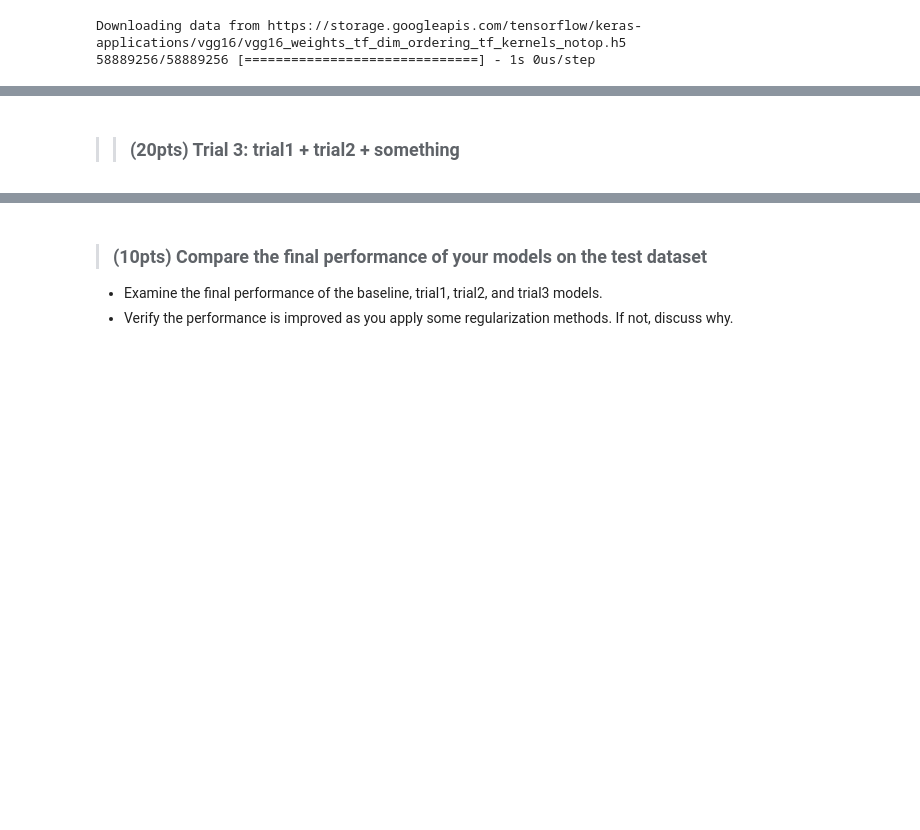
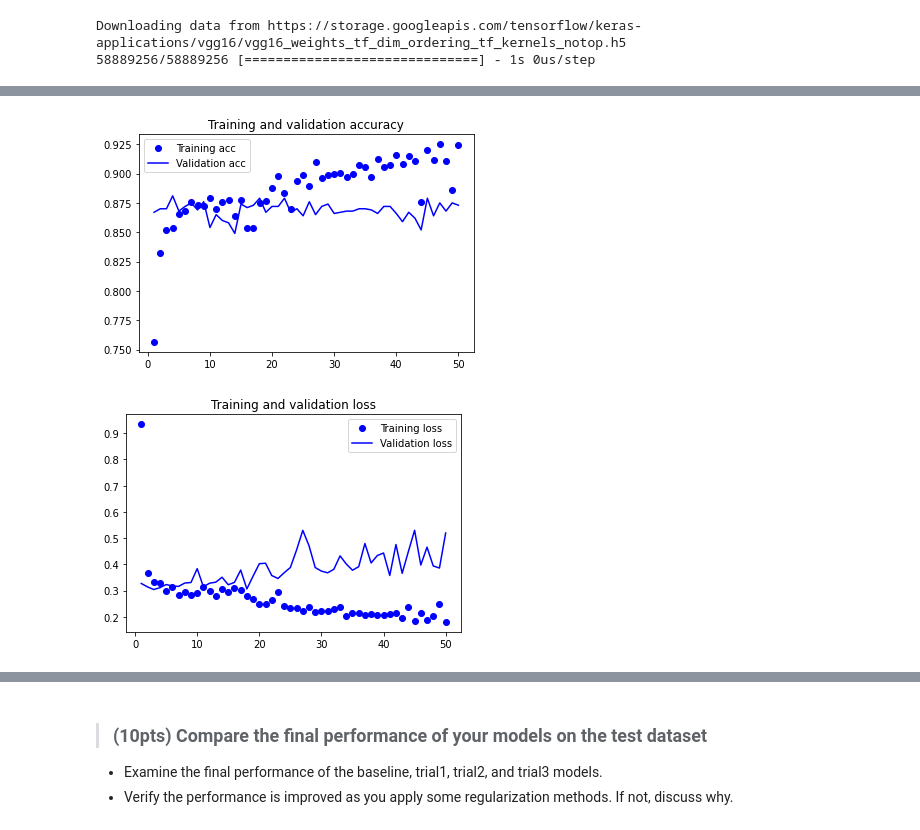
Before and after one commit to WojciechMojsiejuk/Artificial_Intelligence_SEOULTECH, a Jupyter notebook: assignment3.ipynb, the cells around one changed output, grey strips where cells are left out. Saved outputs shown, nothing was run; the diff lists cells and outputs as text; code cells hidden in the pictures; blank space fills up the shorter version.

```diff
--- a/assignment3.ipynb
+++ b/assignment3.ipynb
@@ -316,10 +316,6 @@ We need to tune-in data augmentation, because our approach was too strong compar
 # %%
 train_datagen = ImageDataGenerator(rescale=1./255,
                                    rotation_range=20,
-                                   width_shift_range=0.05,
-                                   height_shift_range=0.05,
-                                   shear_range=0.05,
-                                   zoom_range=0.05,
                                    horizontal_flip=True,
                                    fill_mode='nearest')
 # %%
@@ -337,10 +333,10 @@ from tensorflow.keras.callbacks import ModelCheckpoint
 modelckpt = ModelCheckpoint(
     monitor = 'val_acc',
     save_best_only=True,
-    filepath='/content/gdrive/MyDrive/Artificial_Intelligence/dogs_and_cats_3.h5')
+    filepath='/content/gdrive/MyDrive/Artificial_Intelligence/dogs_and_cats_trial_2.h5')
 
 
-conv_base = VGG16(weights='imagenet', # ImageNet pretrained weights
+conv_base = VGG16(weights='imagenet',
                   include_top=False,
                   input_shape=(128, 128, 3))
 # %% [output]
@@ -350,8 +368,10 @@ Downloading data from https://storage.googleapis.com/tensorflow/keras-applicatio
 from tensorflow.keras import models
 from tensorflow.keras import layers
 
-model = models.Sequential()
+model = models.Sequential() # we add our own layers on top of the base model
 model.add(conv_base)
+model.add(layers.AveragePooling2D(pool_size=(2, 2)))
 model.add(layers.Flatten()) # we must flatten the convolution layers to 1D array for Dense layers
 model.add(layers.Dense(256, activation='relu'))
+model.add(layers.Dropout(0.2)) # we add some dropout regularization
 model.add(layers.Dense(2, activation='softmax')) # because we need to have two nodes as an output we must use softmax activation function, rather then sigmoid used for 1
@@ -358,6 +398,6 @@ model.add(layers.Dense(2, activation='softmax')) # because we need to have two n
 # %%
 from tensorflow.keras.optimizers import Adam
 
-model.compile(optimizer=Adam(learning_rate=2e-5,),
+model.compile(optimizer=Adam(learning_rate=1e-2),
               loss='categorical_crossentropy',
               metrics=['acc'])
@@ -409,2 +430,26 @@ Epoch 8/50
-# %% [markdown]
->> ### (20pts) Trial 3: trial1 + trial2 + something
+# %%
+import matplotlib.pyplot as plt
+
+acc = history.history['acc']
+val_acc = history.history['val_acc']
+loss = history.history['loss']
+val_loss = history.history['val_loss']
+
+epochs = range(1, len(acc) + 1)
+
+plt.plot(epochs, acc, 'bo', label='Training acc')
+plt.plot(epochs, val_acc, 'b', label='Validation acc')
+plt.title('Training and validation accuracy')
+plt.legend()
+
+plt.figure()
+
+plt.plot(epochs, loss, 'bo', label='Training loss')
+plt.plot(epochs, val_loss, 'b', label='Validation loss')
+plt.title('Training and validation loss')
+plt.legend()
+
+plt.show()
+# %% [output]
+[figure, added]
+[figure, added]
```
Also changed, not shown: parts of 26 cells of this notebook.
